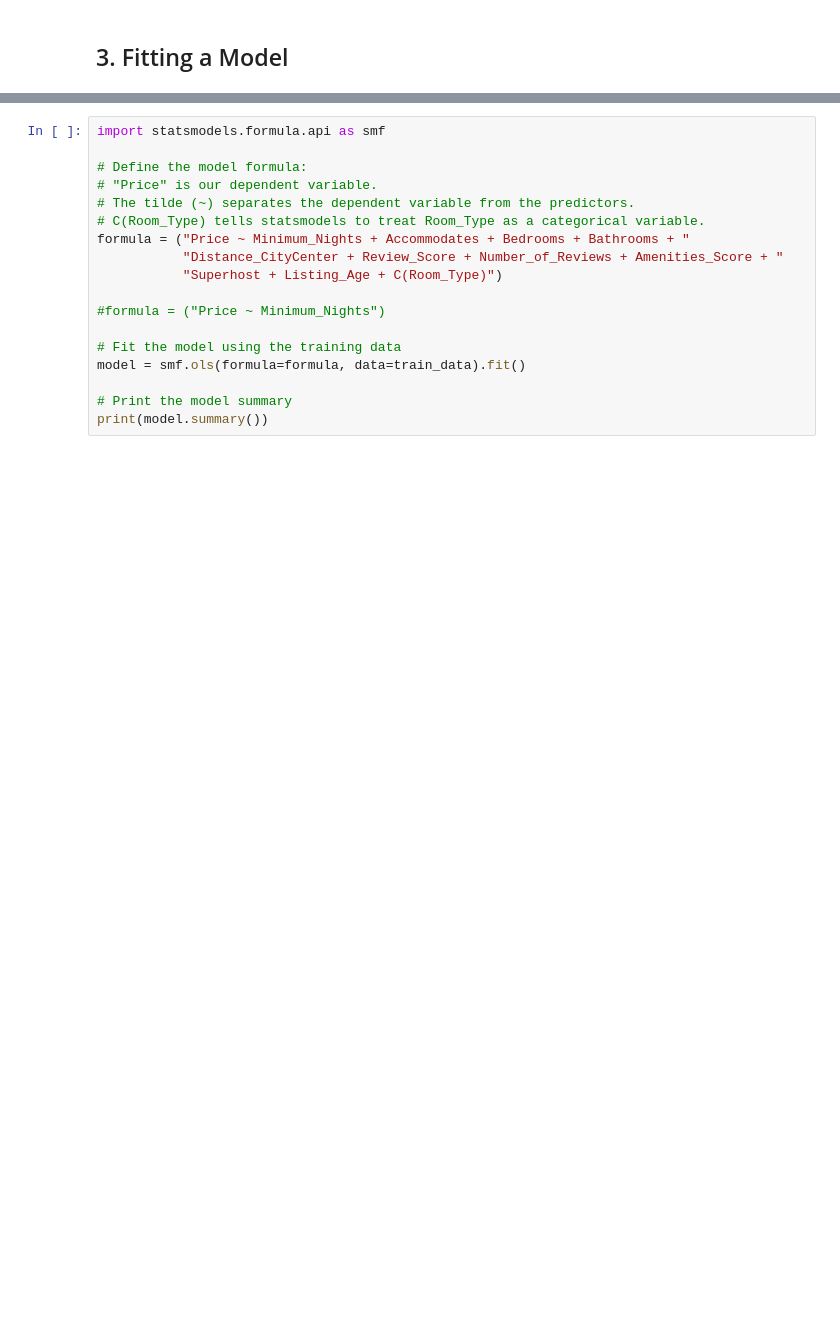
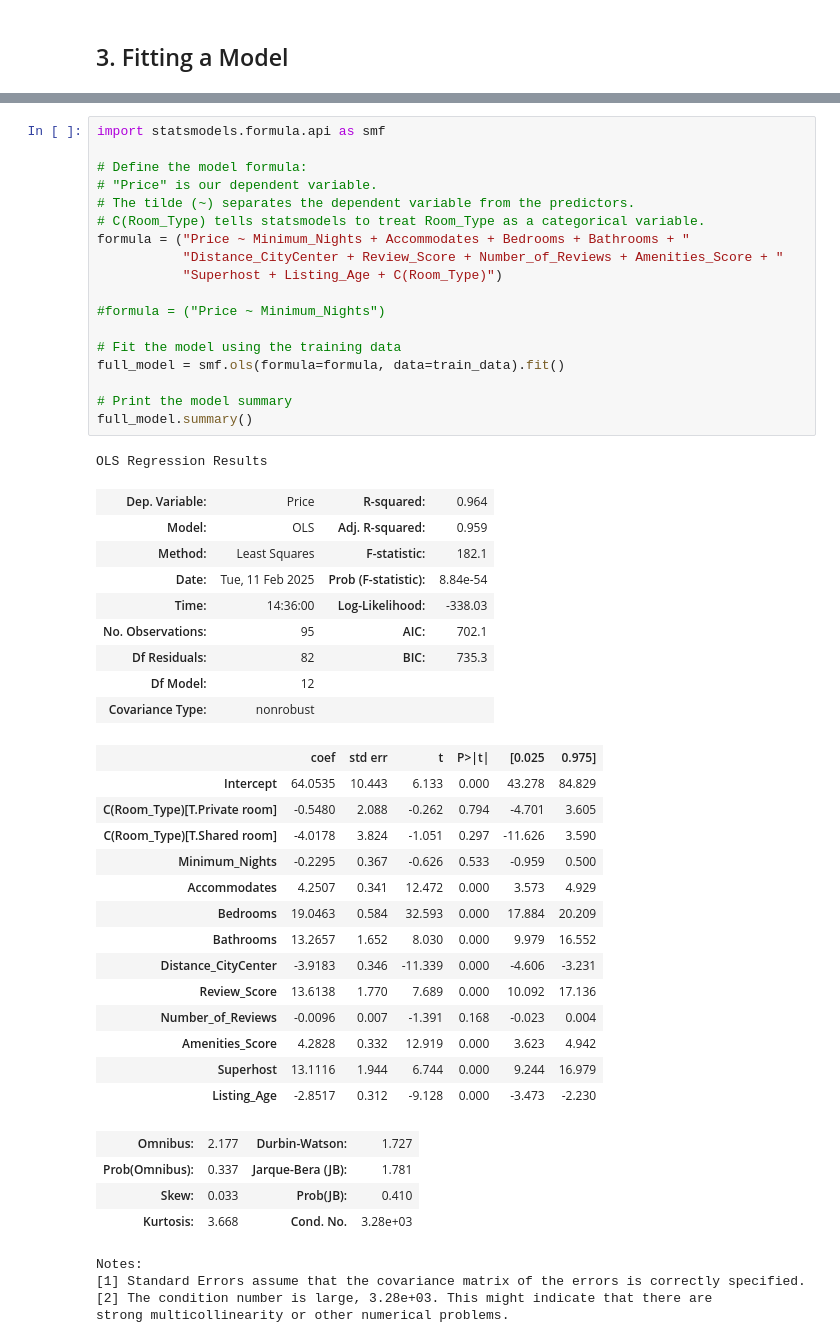
Before and after one commit to swschuetz/cybersecurity-ai, a Jupyter notebook: regression/airbnb_listing.ipynb, the cells around one changed output, grey strips where cells are left out. Drawn from its saved outputs; the diff is of its cells as text; blank space fills up the shorter version.

```diff
--- a/regression/airbnb_listing.ipynb
+++ b/regression/airbnb_listing.ipynb
@@ -111,18 +139,51 @@ Here, we’ll use the Ordinary Least Squares (OLS) method from the statsmodels l
 # %%
 import statsmodels.formula.api as smf
 
 # Define the model formula:
 # "Price" is our dependent variable.
 # The tilde (~) separates the dependent variable from the predictors.
 # C(Room_Type) tells statsmodels to treat Room_Type as a categorical variable.
 formula = ("Price ~ Minimum_Nights + Accommodates + Bedrooms + Bathrooms + "
            "Distance_CityCenter + Review_Score + Number_of_Reviews + Amenities_Score + "
            "Superhost + Listing_Age + C(Room_Type)")
 
 #formula = ("Price ~ Minimum_Nights")
 
 # Fit the model using the training data
-model = smf.ols(formula=formula, data=train_data).fit()
+full_model = smf.ols(formula=formula, data=train_data).fit()
 
 # Print the model summary
-print(model.summary())
+full_model.summary()
+# %% [output]
+OLS Regression Results
+| Dep. Variable: | Price | R-squared: | 0.964 |
+| Model: | OLS | Adj. R-squared: | 0.959 |
+| Method: | Least Squares | F-statistic: | 182.1 |
+| Date: | Tue, 11 Feb 2025 | Prob (F-statistic): | 8.84e-54 |
+| Time: | 14:36:00 | Log-Likelihood: | -338.03 |
+| No. Observations: | 95 | AIC: | 702.1 |
+| Df Residuals: | 82 | BIC: | 735.3 |
+| Df Model: | 12 |  |  |
+| Covariance Type: | nonrobust |  |  |
+|  | coef | std err | t | P>|t| | [0.025 | 0.975] |
+| Intercept | 64.0535 | 10.443 | 6.133 | 0.000 | 43.278 | 84.829 |
+| C(Room_Type)[T.Private room] | -0.5480 | 2.088 | -0.262 | 0.794 | -4.701 | 3.605 |
+| C(Room_Type)[T.Shared room] | -4.0178 | 3.824 | -1.051 | 0.297 | -11.626 | 3.590 |
+| Minimum_Nights | -0.2295 | 0.367 | -0.626 | 0.533 | -0.959 | 0.500 |
+| Accommodates | 4.2507 | 0.341 | 12.472 | 0.000 | 3.573 | 4.929 |
+| Bedrooms | 19.0463 | 0.584 | 32.593 | 0.000 | 17.884 | 20.209 |
+| Bathrooms | 13.2657 | 1.652 | 8.030 | 0.000 | 9.979 | 16.552 |
+| Distance_CityCenter | -3.9183 | 0.346 | -11.339 | 0.000 | -4.606 | -3.231 |
+| Review_Score | 13.6138 | 1.770 | 7.689 | 0.000 | 10.092 | 17.136 |
+| Number_of_Reviews | -0.0096 | 0.007 | -1.391 | 0.168 | -0.023 | 0.004 |
+| Amenities_Score | 4.2828 | 0.332 | 12.919 | 0.000 | 3.623 | 4.942 |
+| Superhost | 13.1116 | 1.944 | 6.744 | 0.000 | 9.244 | 16.979 |
+| Listing_Age | -2.8517 | 0.312 | -9.128 | 0.000 | -3.473 | -2.230 |
+| Omnibus: | 2.177 | Durbin-Watson: | 1.727 |
+| Prob(Omnibus): | 0.337 | Jarque-Bera (JB): | 1.781 |
+| Skew: | 0.033 | Prob(JB): | 0.410 |
+| Kurtosis: | 3.668 | Cond. No. | 3.28e+03 |
+Notes:
+[1] Standard Errors assume that the covariance matrix of the errors is correctly specified.
+[2] The condition number is large, 3.28e+03. This might indicate that there are
+strong multicollinearity or other numerical problems.
```
Also changed, not shown: parts of 11 cells of this notebook.
